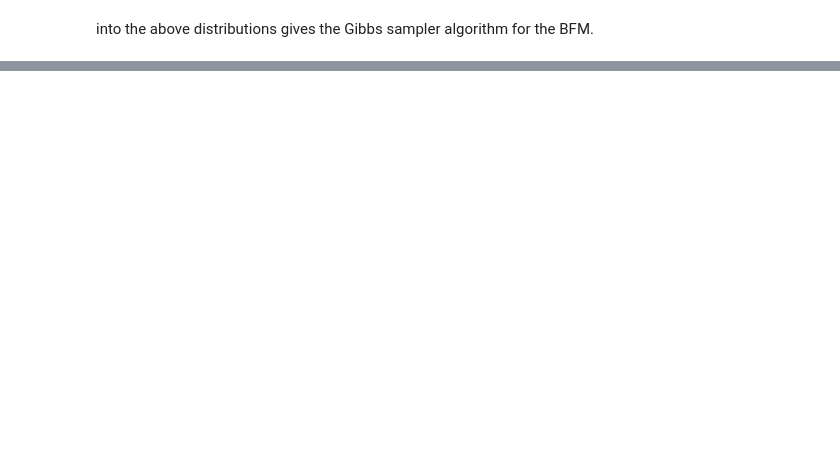
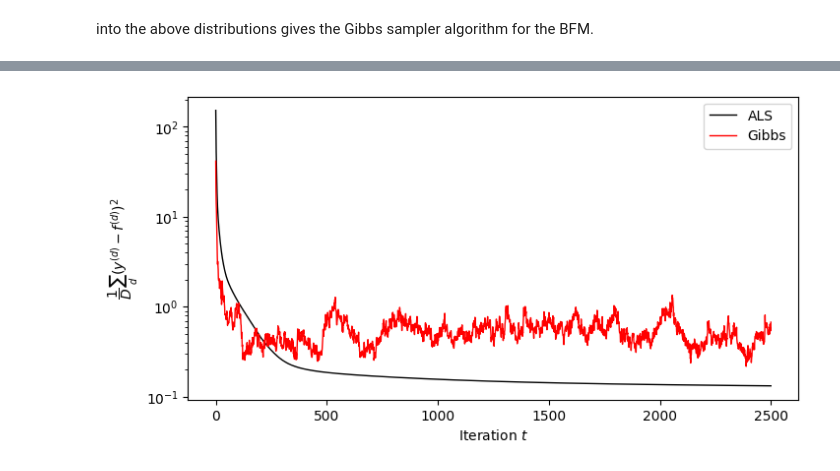
Before and after one commit to mory22k/FM-Note, a Jupyter notebook: 202403/FM_03_gibbs.ipynb, the cells around one changed output, grey strips where cells are left out. Cells and saved outputs as stored; diff of their text form; code cells hidden in the pictures; blank space fills up the shorter version.

Commit message:
gibbs sampler for BFM

```diff
--- a/202403/FM_03_gibbs.ipynb
+++ b/202403/FM_03_gibbs.ipynb
@@ -250,0 +889,29 @@ $$
+# %%
+_, loss_hist_als = Main.train_fm_als(
+    model_params,
+    x_data.astype(float),
+    y_data,
+    fm.predict(x_data),
+    2500,
+)
+
+_, loss_hist_gibbs = Main.train_fm_gibbs(
+    model_params,
+    latent_params,
+    fixed_params,
+    x_data.astype(float),
+    y_data,
+    fm.predict(x_data),
+    2500,
+)
+# %%
+plt.figure(figsize=(8, 4))
+plt.plot(loss_hist_als, color='black', linewidth=1, label='ALS')
+plt.plot(loss_hist_gibbs, color='red', linewidth=1, label='Gibbs')
+plt.yscale('log')
+plt.xlabel(r'Iteration $t$')
+plt.ylabel(r'$\dfrac{1}{D} \sum_{d} (y^{(d)} - f^{(d)})^2$')
+plt.legend()
+plt.show()
+# %% [output]
+[figure, added]
```
Also changed, not shown: parts of 32 cells of this notebook, 10 other files.
